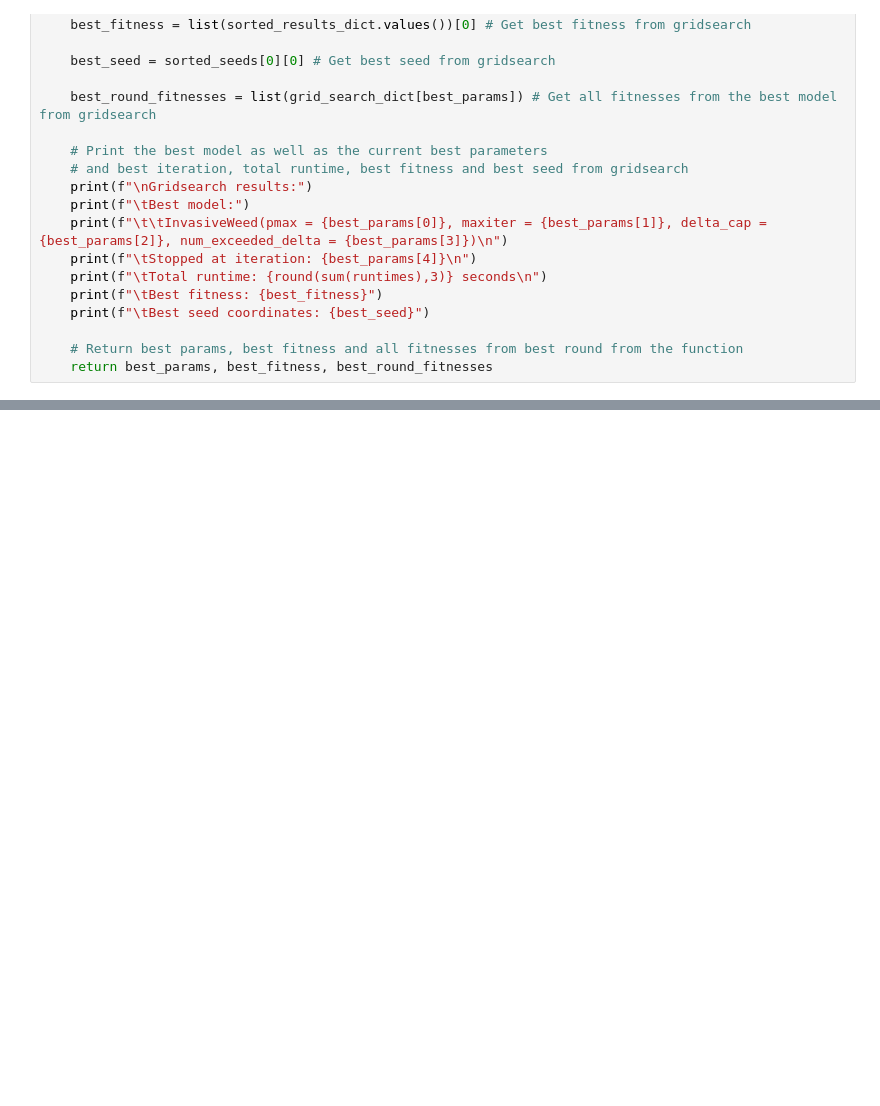
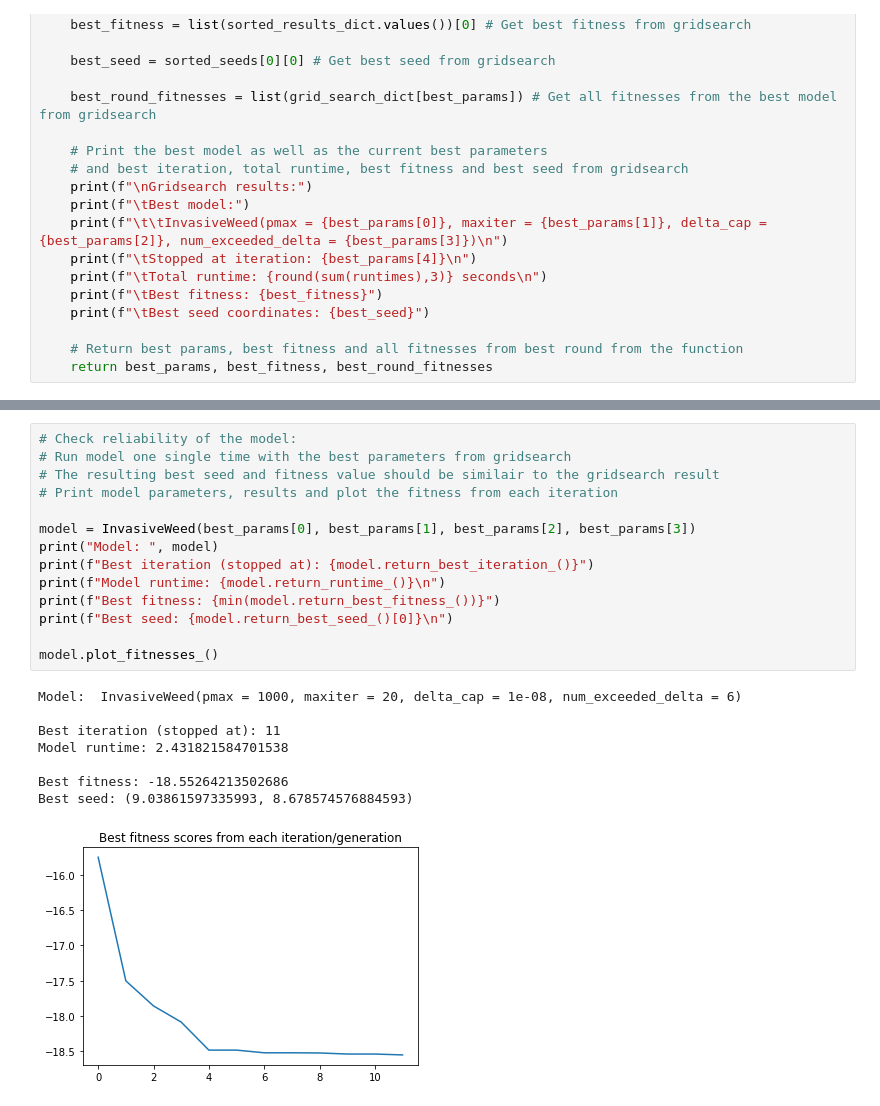
Before and after one commit to jdwidawski/InvasiveWeed, a Jupyter notebook: InvasiveWeed.ipynb, the cells around one changed output, grey strips where cells are left out. Cells and saved outputs as stored; diff of their text form; blank space fills up the shorter version.

```diff
--- a/InvasiveWeed.ipynb
+++ b/InvasiveWeed.ipynb
@@ -310,0 +337,23 @@ plt.show()
+# %%
+# Check reliability of the model:
+# Run model one single time with the best parameters from gridsearch
+# The resulting best seed and fitness value should be similair to the gridsearch result
+# Print model parameters, results and plot the fitness from each iteration
+
+model = InvasiveWeed(best_params[0], best_params[1], best_params[2], best_params[3])
+print("Model: ", model)
+print(f"Best iteration (stopped at): {model.return_best_iteration_()}")
+print(f"Model runtime: {model.return_runtime_()}\n")
+print(f"Best fitness: {min(model.return_best_fitness_())}")
+print(f"Best seed: {model.return_best_seed_()[0]}\n")
+
+model.plot_fitnesses_()
+# %% [output]
+Model:  InvasiveWeed(pmax = 1000, maxiter = 20, delta_cap = 1e-08, num_exceeded_delta = 6)
+
+Best iteration (stopped at): 11
+Model runtime: 2.431821584701538
+
+Best fitness: -18.55264213502686
+Best seed: (9.03861597335993, 8.678574576884593)
+[figure, added]
```
Also changed, not shown: parts of 4 cells of this notebook, 5 other files.
